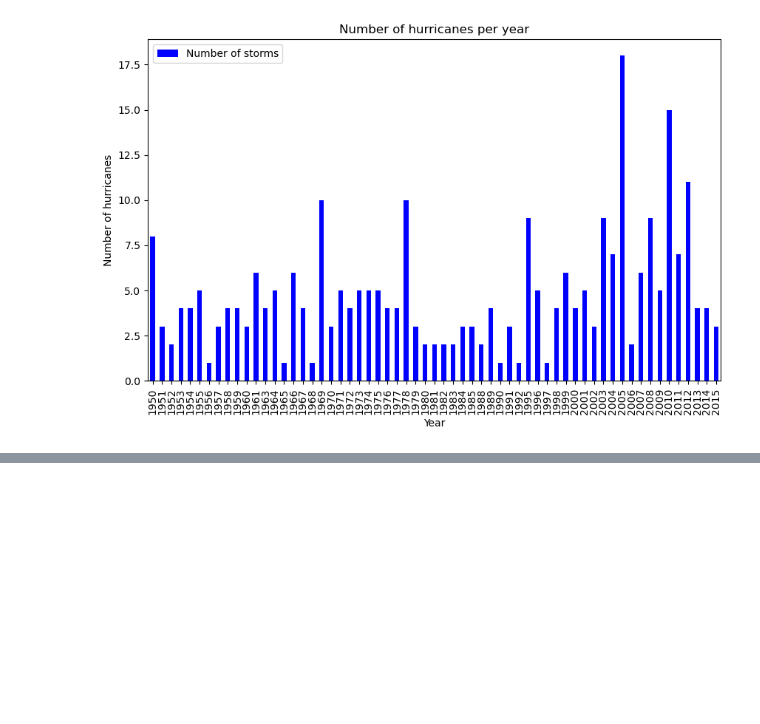
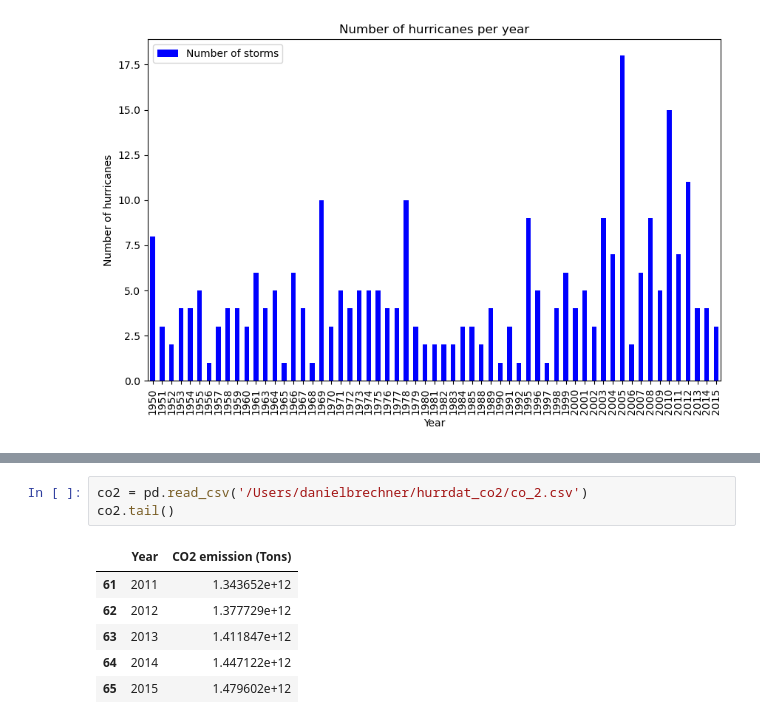
Before and after one commit to DanielBrechner/hurrdat_co2, a Jupyter notebook: atlantic_hurricanes.ipynb, the cells around one changed output, grey strips where cells are left out. Saved outputs shown, nothing was run; the diff lists cells and outputs as text; blank space fills up the shorter version.

```diff
--- a/atlantic_hurricanes.ipynb
+++ b/atlantic_hurricanes.ipynb
@@ -221,0 +227,10 @@ plt.show()
+# %%
+co2 = pd.read_csv('/Users/danielbrechner/hurrdat_co2/co_2.csv')
+co2.tail()
+# %% [output]
+|  | Year | CO2 emission (Tons) |
+| 61 | 2011 | 1.343652e+12 |
+| 62 | 2012 | 1.377729e+12 |
+| 63 | 2013 | 1.411847e+12 |
+| 64 | 2014 | 1.447122e+12 |
+| 65 | 2015 | 1.479602e+12 |
```
Also changed, not shown: parts of 3 cells of this notebook, 2 other files.
